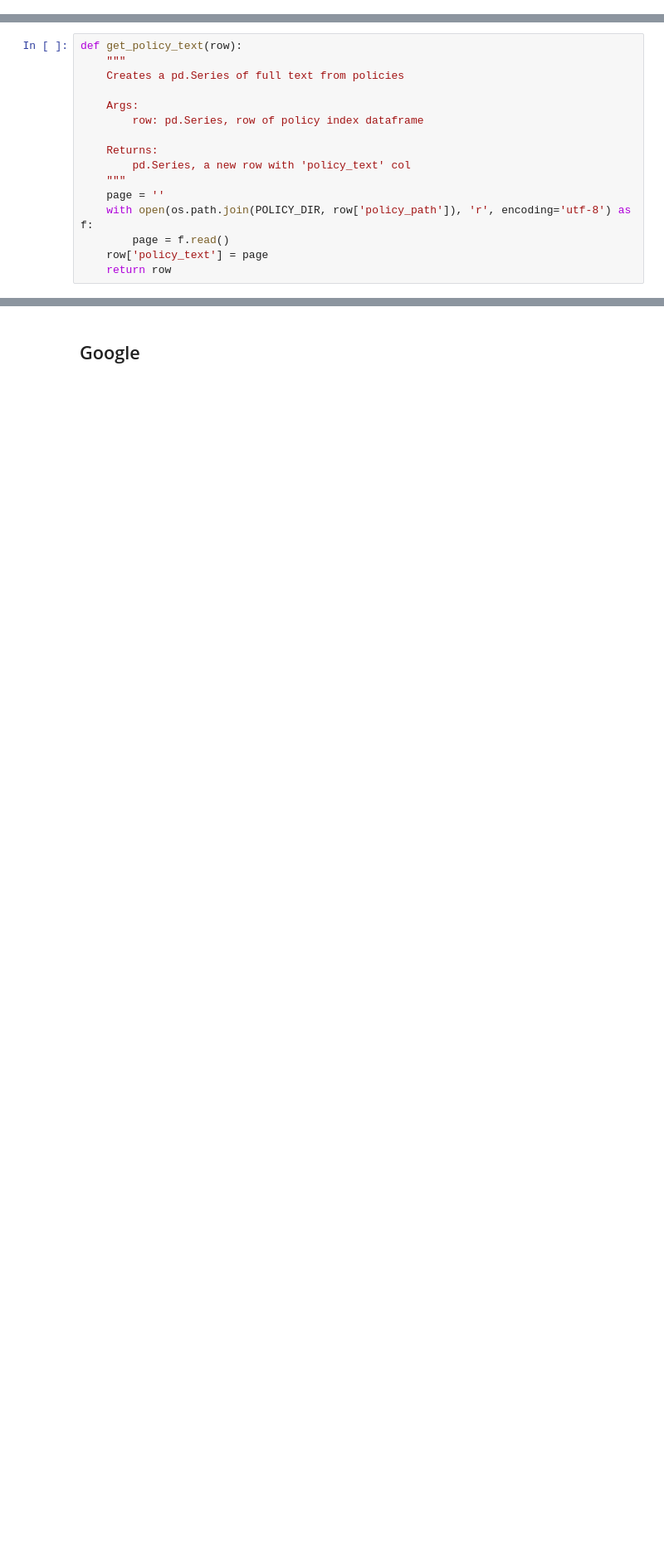
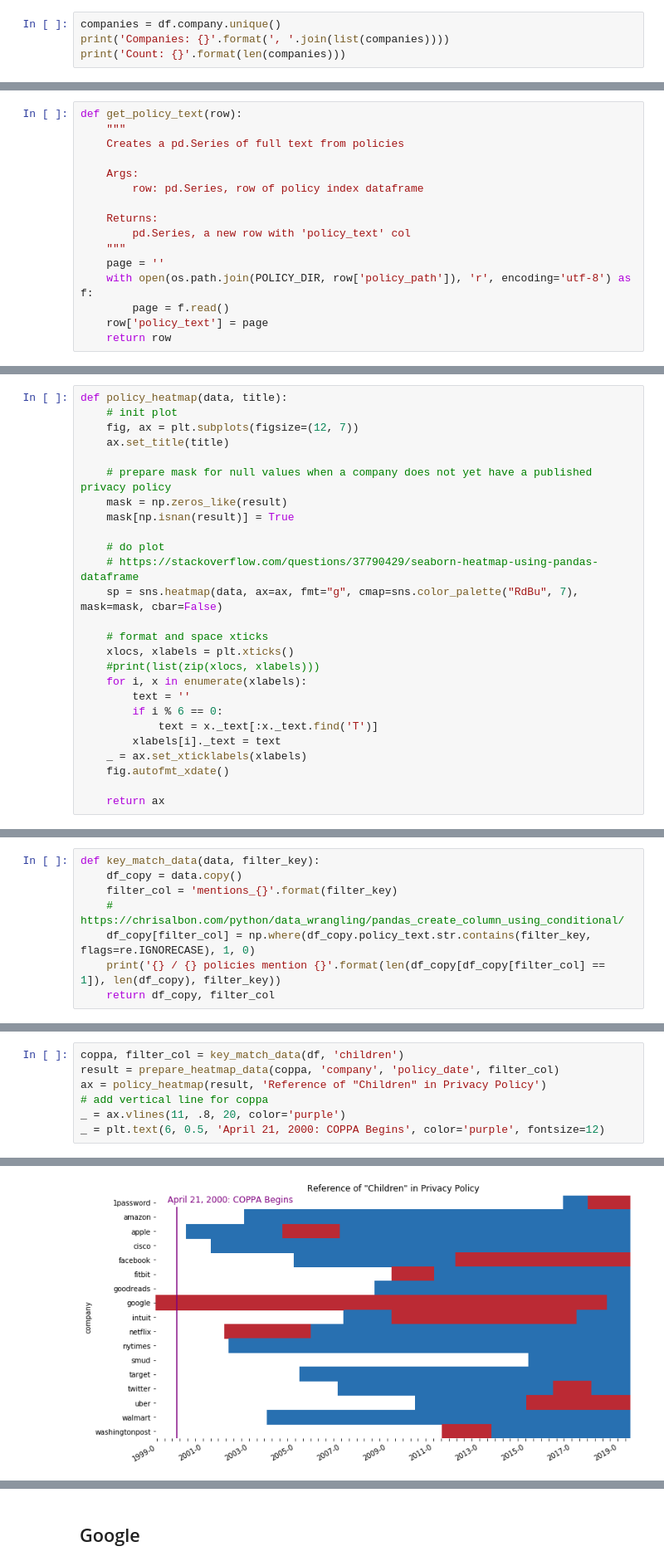
Before and after one commit to workmanjack/privacy-policies-through-time, a Jupyter notebook: notebooks/privacy-policies-through-time.ipynb, the cells around one changed output, grey strips where cells are left out. Shown at 83% size. Saved outputs shown, nothing was run; the diff lists cells and outputs as text; blank space fills up the shorter version.

```diff
--- a/notebooks/privacy-policies-through-time.ipynb
+++ b/notebooks/privacy-policies-through-time.ipynb
@@ -79,0 +79,4 @@ Categories (17, object): [1password, amazon, apple, cisco, ..., twitter, uber, w
+# %%
+companies = df.company.unique()
+print('Companies: {}'.format(', '.join(list(companies))))
+print('Count: {}'.format(len(companies)))
@@ -123,0 +241,26 @@ df.head()
+# %%
+def policy_heatmap(data, title):
+    # init plot
+    fig, ax = plt.subplots(figsize=(12, 7))
+    ax.set_title(title)
+
+    # prepare mask for null values when a company does not yet have a published privacy policy
+    mask = np.zeros_like(result)
+    mask[np.isnan(result)] = True
+
+    # do plot
+    # https://stackoverflow.com/questions/37790429/seaborn-heatmap-using-pandas-dataframe
+    sp = sns.heatmap(data, ax=ax, fmt="g", cmap=sns.color_palette("RdBu", 7), mask=mask, cbar=False)
+
+    # format and space xticks
+    xlocs, xlabels = plt.xticks()
+    #print(list(zip(xlocs, xlabels)))
+    for i, x in enumerate(xlabels):
+        text = ''
+        if i % 6 == 0:
+            text = x._text[:x._text.find('T')]
+        xlabels[i]._text = text
+    _ = ax.set_xticklabels(xlabels)
+    fig.autofmt_xdate()
+
+    return ax
@@ -124 +271,9 @@ df.head()
+# %%
+def key_match_data(data, filter_key):
+    df_copy = data.copy()
+    filter_col = 'mentions_{}'.format(filter_key)
+    # https://chrisalbon.com/python/data_wrangling/pandas_create_column_using_conditional/
+    df_copy[filter_col] = np.where(df_copy.policy_text.str.contains(filter_key, flags=re.IGNORECASE), 1, 0)
+    print('{} / {} policies mention {}'.format(len(df_copy[df_copy[filter_col] == 1]), len(df_copy), filter_key))
+    return df_copy, filter_col
 # %% [markdown]
@@ -215,0 +291,8 @@ fig.autofmt_xdate()
+# %%
+coppa, filter_col = key_match_data(df, 'children')
+result = prepare_heatmap_data(coppa, 'company', 'policy_date', filter_col)
+ax = policy_heatmap(result, 'Reference of "Children" in Privacy Policy')
+# add vertical line for coppa
+_ = ax.vlines(11, .8, 20, color='purple')
+_ = plt.text(6, 0.5, 'April 21, 2000: COPPA Begins', color='purple', fontsize=12)
+# %% [output]
@@ -215,0 +300 @@ fig.autofmt_xdate()
+[figure, added]
```
Also changed, not shown: parts of 69 cells of this notebook.
